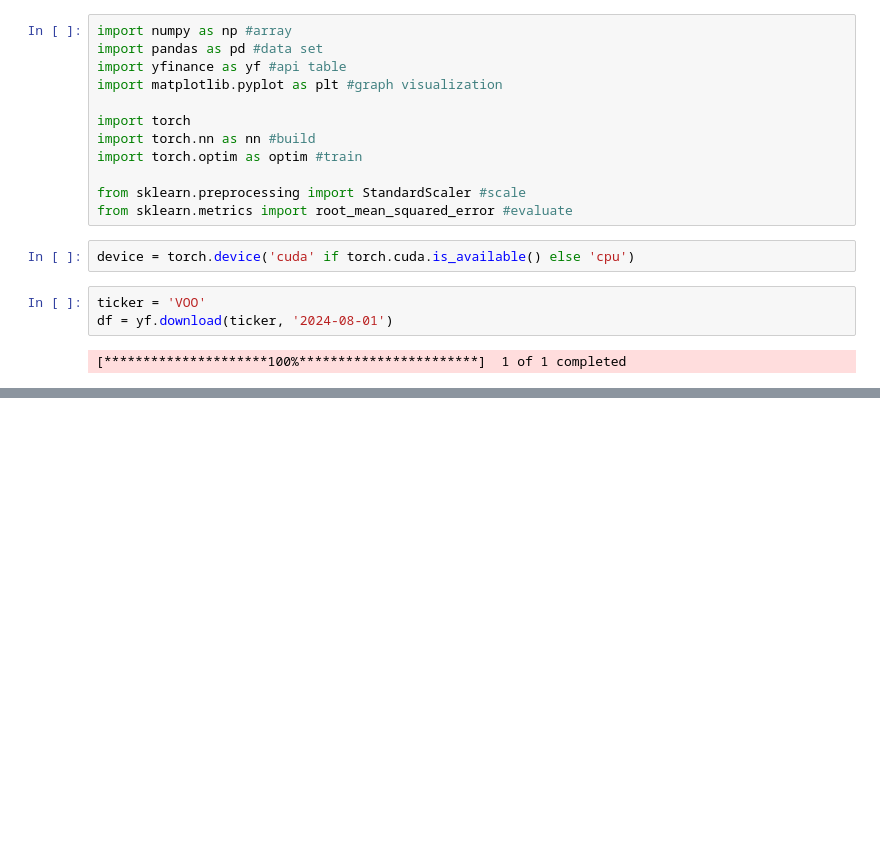
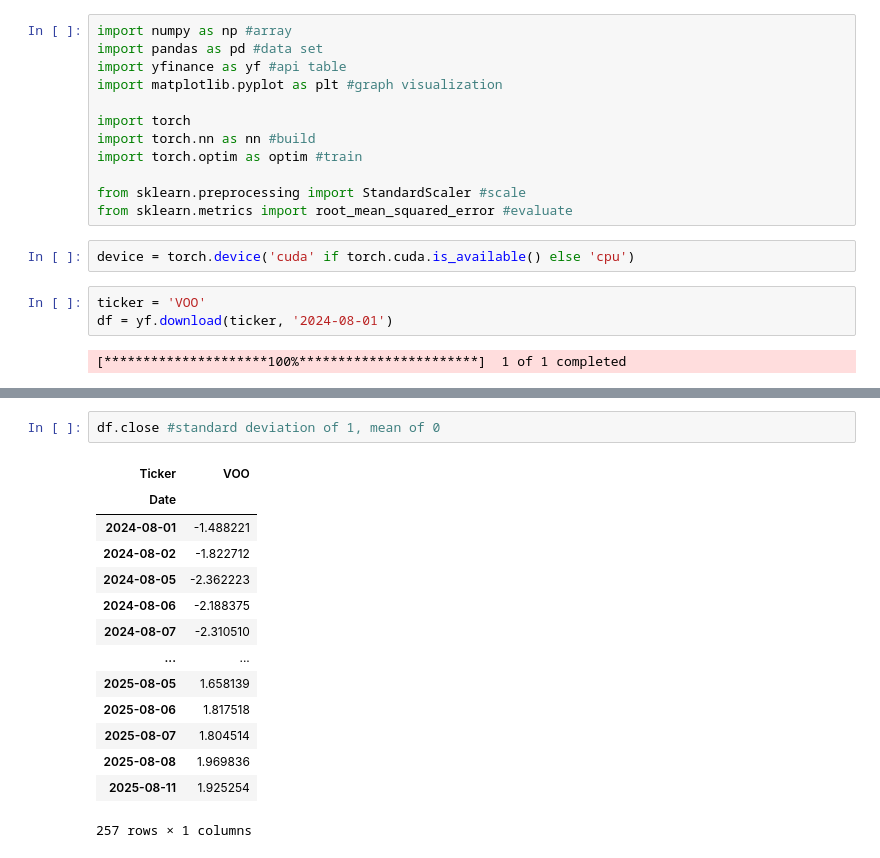
Before and after one commit to patchatul/stock_prediction, a Jupyter notebook: stockPrediction.ipynb, the cells around one changed output, grey strips where cells are left out. Cells and saved outputs as stored; diff of their text form; blank space fills up the shorter version.

```diff
--- a/stockPrediction.ipynb
+++ b/stockPrediction.ipynb
@@ -37,0 +46,17 @@ df
+# %%
+df.close #standard deviation of 1, mean of 0
+# %% [output]
+| Ticker | VOO |
+| Date |  |
+| 2024-08-01 | -1.488221 |
+| 2024-08-02 | -1.822712 |
+| 2024-08-05 | -2.362223 |
+| 2024-08-06 | -2.188375 |
+| 2024-08-07 | -2.310510 |
+| ... | ... |
+| 2025-08-05 | 1.658139 |
+| 2025-08-06 | 1.817518 |
+| 2025-08-07 | 1.804514 |
+| 2025-08-08 | 1.969836 |
+| 2025-08-11 | 1.925254 |
+257 rows × 1 columns
```
Also changed, not shown: parts of 3 cells of this notebook.
